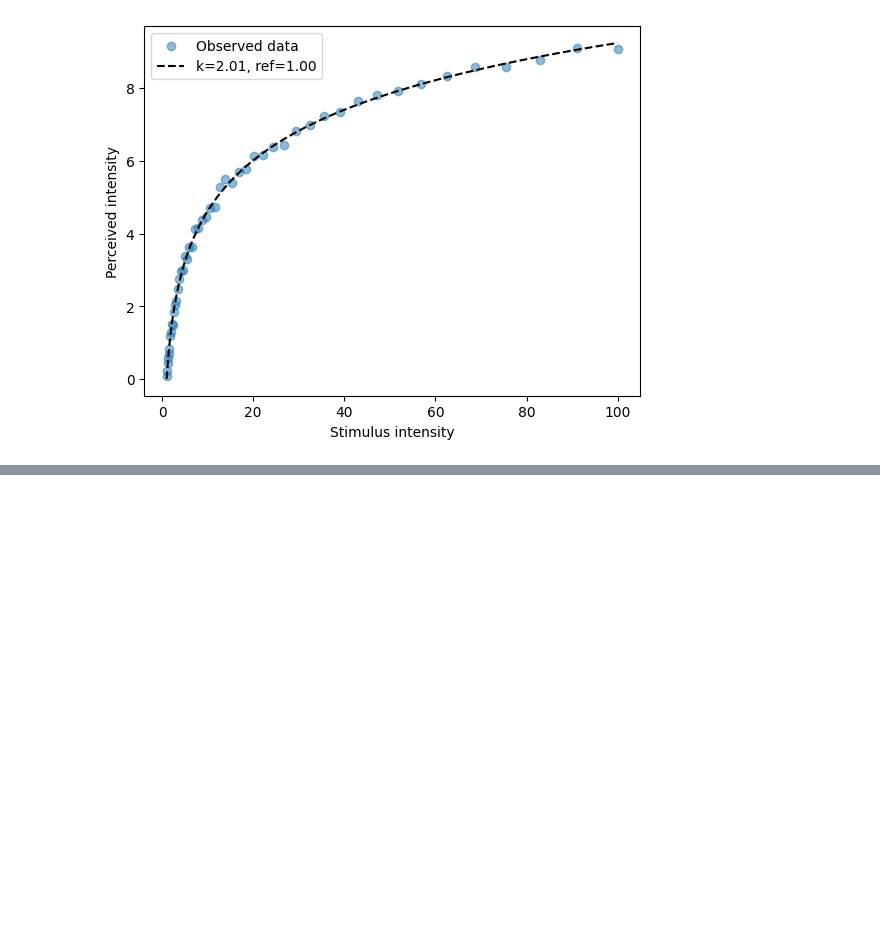
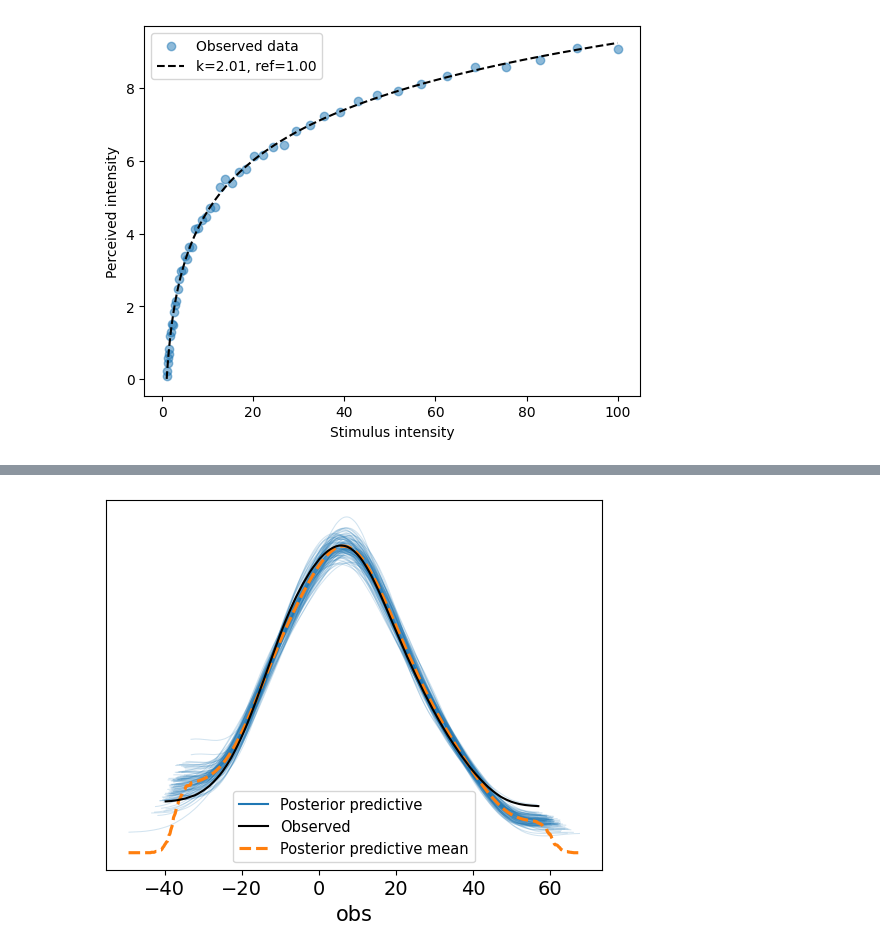
Before and after one commit to SMU-HCI/cs702-ci, a Jupyter notebook: week-07/lecture/model_validation.ipynb, the cells around one changed output, grey strips where cells are left out. Saved outputs shown, nothing was run; the diff lists cells and outputs as text; code cells hidden in the pictures; blank space fills up the shorter version.

```diff
--- a/week-07/lecture/model_validation.ipynb
+++ b/week-07/lecture/model_validation.ipynb
@@ -115,0 +149,32 @@ plt.show()
+# %%
+def linear_model(predictor=None, outcome=None):
+    a = numpyro.sample("a", dist.Normal(0.0, 0.5))
+    b = numpyro.sample("b", dist.Normal(0.0, 1.0))
+    sigma = numpyro.sample("sigma", dist.Exponential(1.0))
+
+    mu = numpyro.deterministic("mu", a + b * predictor)
+
+    with numpyro.plate("data", len(predictor)):
+        numpyro.sample("obs", dist.Normal(mu, sigma), obs=outcome)
+
+
+rng_key, subkey1 = random.split(rng_key, 2)
+kernel = NUTS(linear_model)
+mcmc = MCMC(kernel, num_warmup=2000, num_samples=1000, num_chains=1)
+mcmc.run(subkey1, predictor=predictor, outcome=outcome)
+# %%
+posterior_samples = mcmc.get_samples()
+predictive = Predictive(linear_model, posterior_samples)
+post_pred_samples = predictive(random.PRNGKey(1), predictor=predictor, outcome=None)
+
+idata = az.from_numpyro(
+    mcmc,
+    posterior_predictive=post_pred_samples,
+    coords={"obs_dim": jnp.arange(len(predictor))},
+    dims={"obs": ["obs_dim"]}
+)
+
+az.plot_ppc(idata, num_pp_samples=100)
+plt.show()
+# %% [output]
+[figure, added]
```
Also changed, not shown: parts of 6 cells of this notebook, 2 other files.
